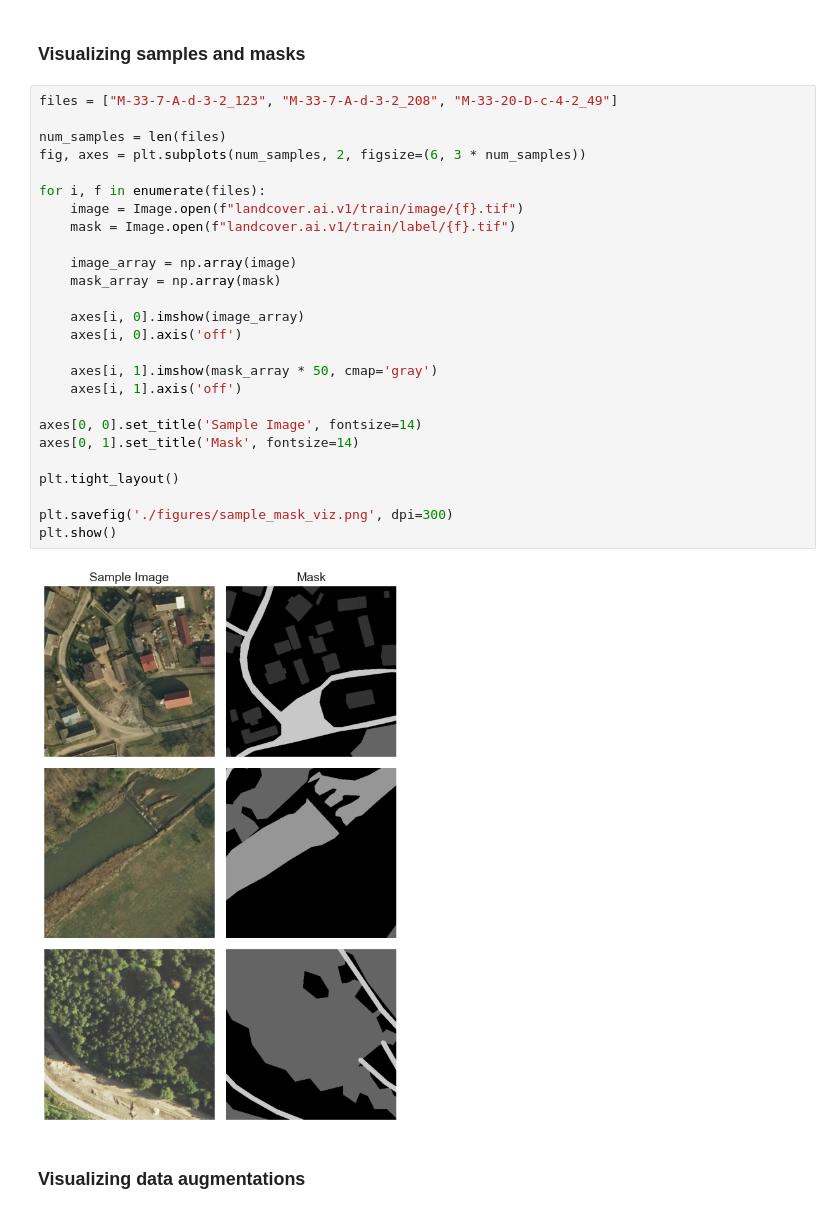
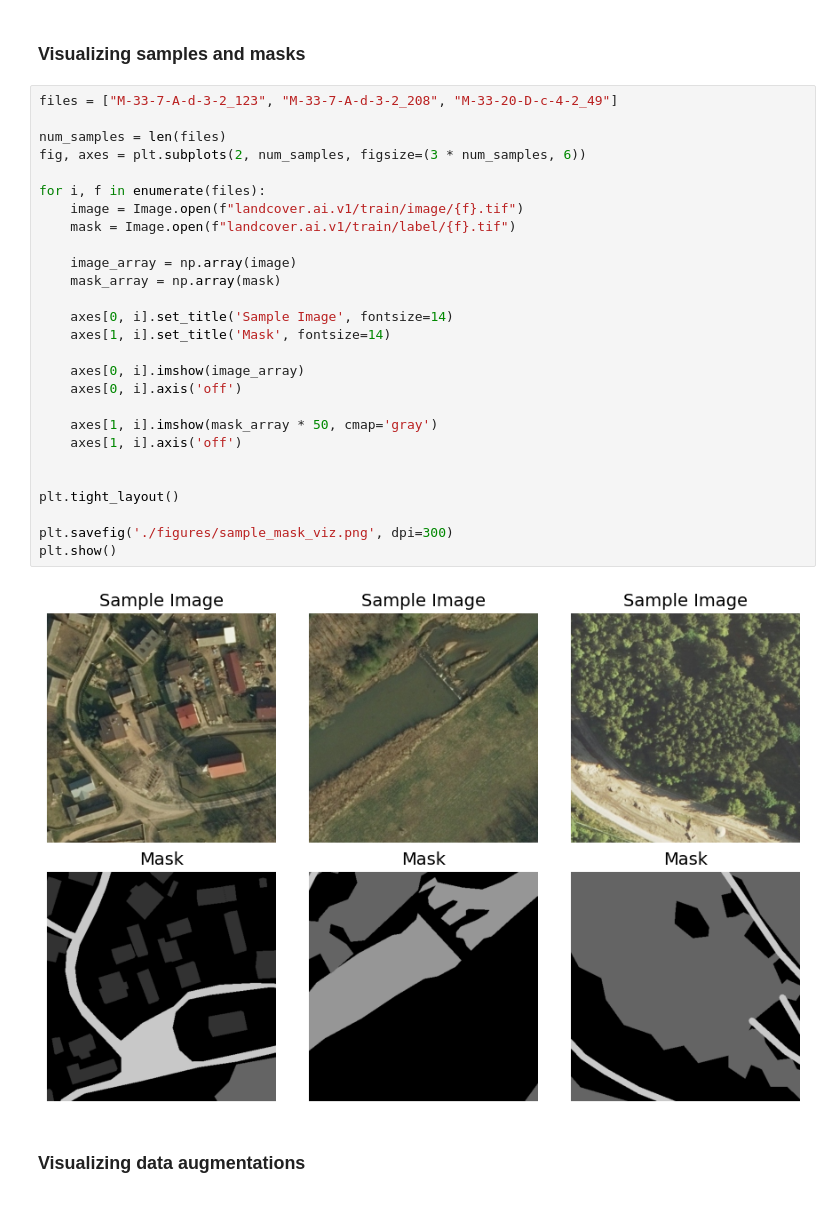
Before and after one commit to kgurnani/landcover_segmentation, a Jupyter notebook: exploratory_data_analysis.ipynb, the cells around one changed output. Drawn from its saved outputs; the diff is of its cells as text.

```diff
--- a/exploratory_data_analysis.ipynb
+++ b/exploratory_data_analysis.ipynb
@@ -218,30 +218,31 @@ plt.show()
 # %%
 files = ["M-33-7-A-d-3-2_123", "M-33-7-A-d-3-2_208", "M-33-20-D-c-4-2_49"]
 
 num_samples = len(files)
-fig, axes = plt.subplots(num_samples, 2, figsize=(6, 3 * num_samples))
+fig, axes = plt.subplots(2, num_samples, figsize=(3 * num_samples, 6))
 
 for i, f in enumerate(files):
     image = Image.open(f"landcover.ai.v1/train/image/{f}.tif")
     mask = Image.open(f"landcover.ai.v1/train/label/{f}.tif")
 
     image_array = np.array(image)
     mask_array = np.array(mask)
 
-    axes[i, 0].imshow(image_array)
-    axes[i, 0].axis('off')
+    axes[0, i].set_title('Sample Image', fontsize=14)
+    axes[1, i].set_title('Mask', fontsize=14)
 
-    axes[i, 1].imshow(mask_array * 50, cmap='gray')
-    axes[i, 1].axis('off')
+    axes[0, i].imshow(image_array)
+    axes[0, i].axis('off')
 
-axes[0, 0].set_title('Sample Image', fontsize=14)
-axes[0, 1].set_title('Mask', fontsize=14)
+    axes[1, i].imshow(mask_array * 50, cmap='gray')
+    axes[1, i].axis('off')
+
 
 plt.tight_layout()
 
 plt.savefig('./figures/sample_mask_viz.png', dpi=300)
 plt.show()
 # %% [output]
-[figure, old version]
+[figure, new version]
 # %% [markdown]
 ### Visualizing data augmentations
```
Also changed, not shown: parts of 3 cells of this notebook, 2 other files.
